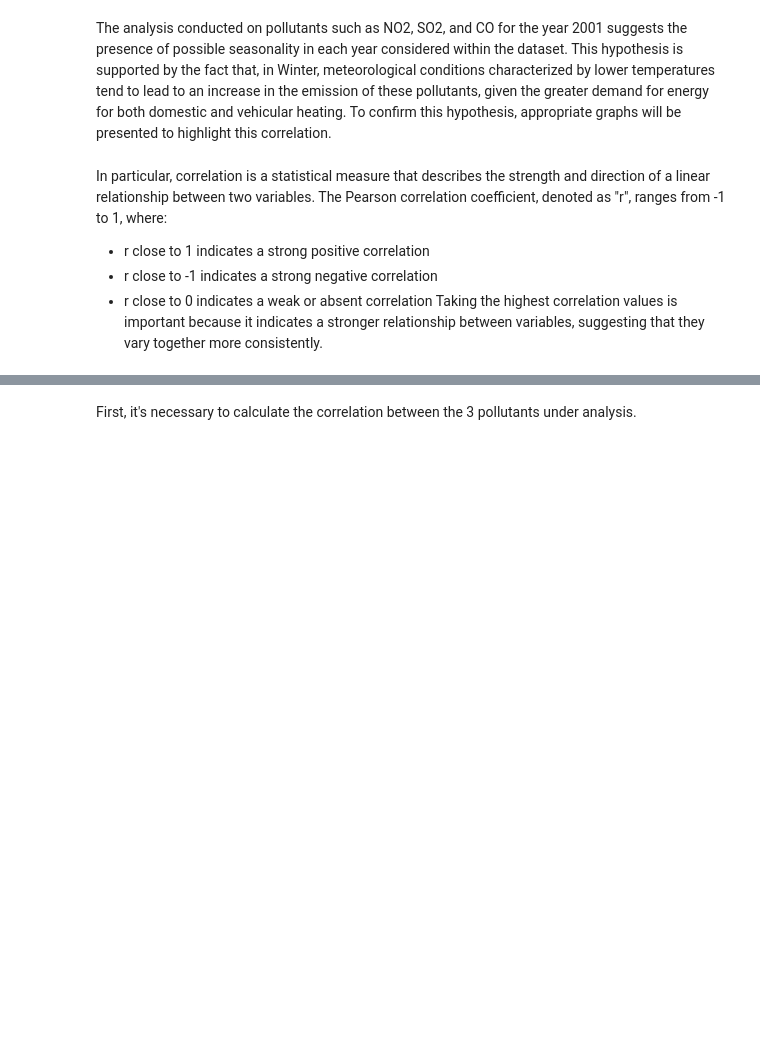
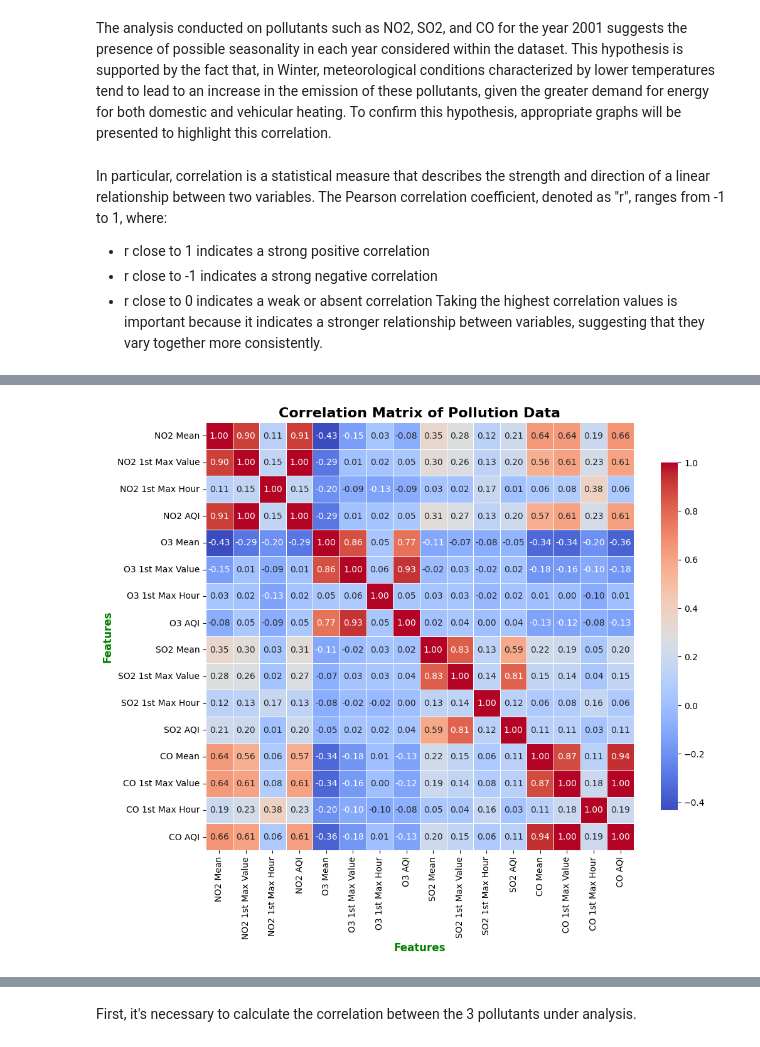
Before and after one commit to letizialanza01/Project_US_Pollution, a Jupyter notebook: Project_US_Pollution.ipynb, the cells around one changed output, grey strips where cells are left out. Cells and saved outputs as stored; diff of their text form; code cells hidden in the pictures; blank space fills up the shorter version.

```diff
--- a/Project_US_Pollution.ipynb
+++ b/Project_US_Pollution.ipynb
@@ -861,0 +866,3 @@ Taking the highest correlation values is important because it indicates a strong
+# %%
+pollution_df_corr = pollution_df.corr(numeric_only = True)
+pollution_df_corr
@@ -861,0 +887,11 @@ Taking the highest correlation values is important because it indicates a strong
+# %%
+plt.figure(figsize=(11, 9))
+sns.heatmap(pollution_df_corr, annot=True, cmap="coolwarm", fmt=".2f", linewidths=0.5, square=True, cbar_kws={"shrink": 0.8})
+plt.title('Correlation Matrix of Pollution Data', fontsize=16, fontweight='bold', color='black')
+plt.xlabel('Features', fontsize=12, fontweight='bold', color='green')
+plt.ylabel('Features', fontsize=12, fontweight='bold', color='green')
+plt.xticks(fontsize=10)
+plt.yticks(fontsize=10)
+plt.show()
+# %% [output]
+[figure, added]
```
Also changed, not shown: parts of 7 cells of this notebook.
